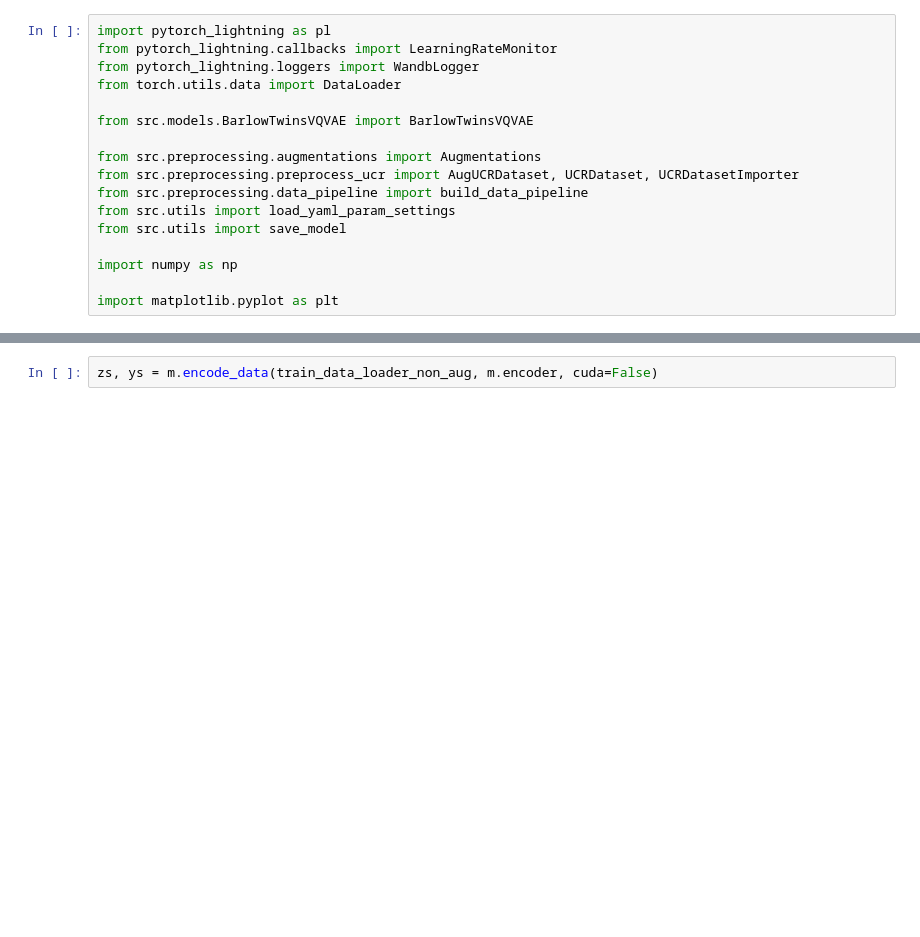
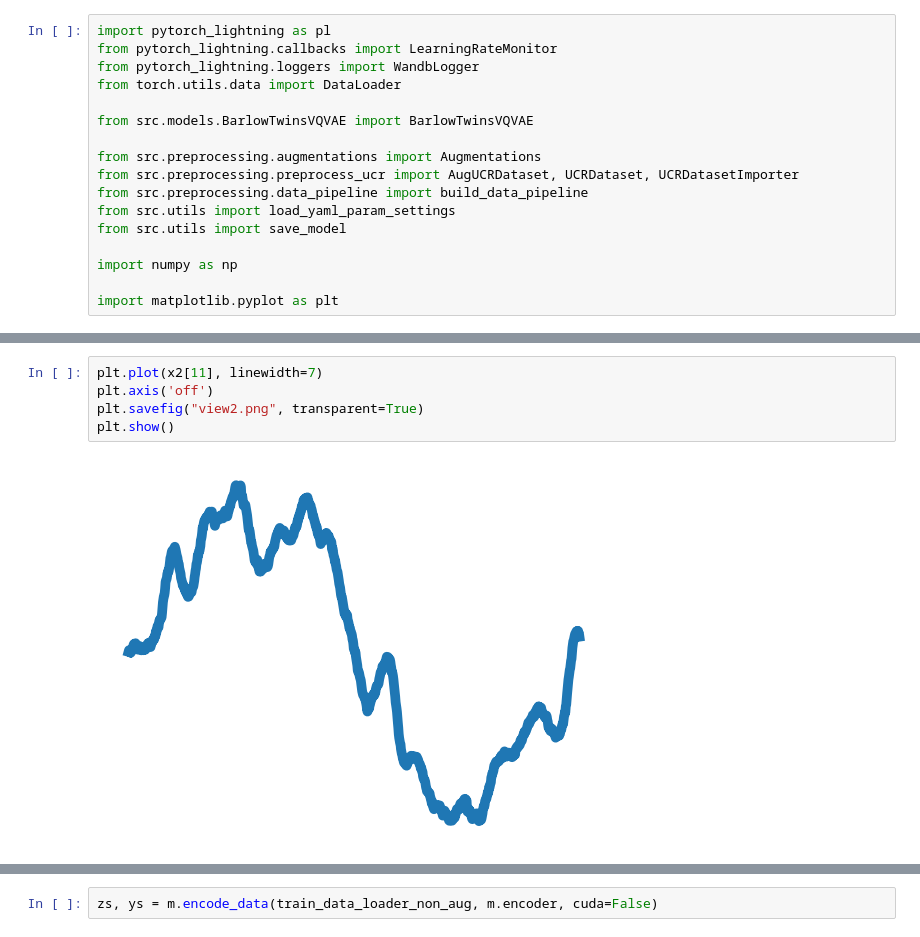
Before and after one commit to erlendlokna/CV-SSL-VQVAE-Framework, a Jupyter notebook: test.ipynb, the cells around one changed output, grey strips where cells are left out. Saved outputs shown, nothing was run; the diff lists cells and outputs as text; blank space fills up the shorter version.

```diff
--- a/test.ipynb
+++ b/test.ipynb
@@ -53,3 +92,10 @@ x2 = x2.squeeze(1)
+# %%
+plt.plot(x2[11], linewidth=7)
+plt.axis('off')
+plt.savefig("view2.png", transparent=True)
+plt.show()
+# %% [output]
+[figure, added]
 # %%
 i = 10
 plt.plot(x2[i])
```
Also changed, not shown: parts of 9 cells of this notebook, 29 other files.
